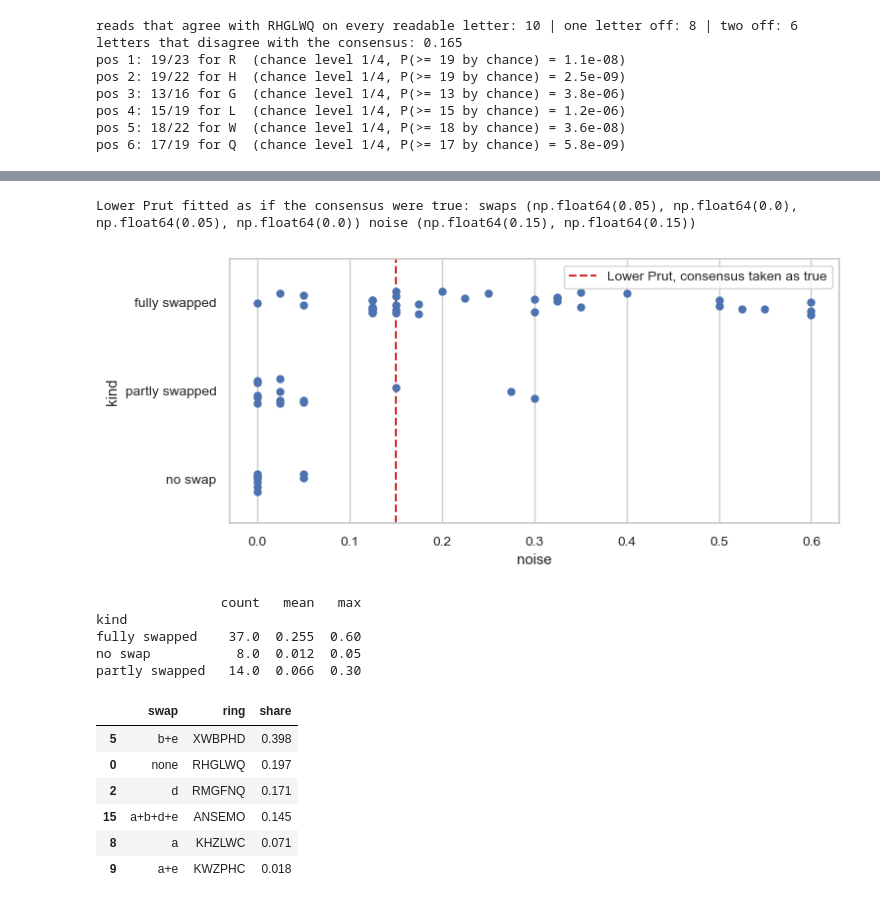
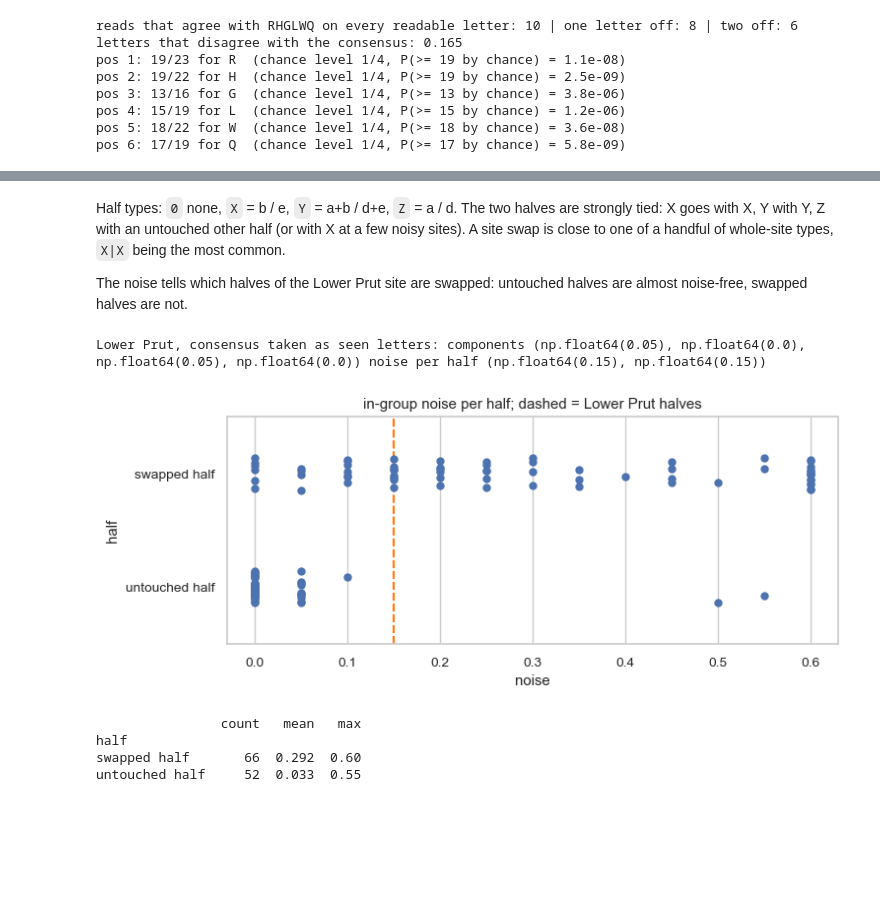
Before and after one commit to Nasalciuc/LMML-hacktone-2026, a Jupyter notebook: 36 Moldova/01 Feather Stories/feather_stories.ipynb, the cells around one changed output, grey strips where cells are left out. Cells and saved outputs as stored; diff of their text form; code cells hidden in the pictures; blank space fills up the shorter version.

Commit message:
Moldova: site swap for the Lower Prut reads

```diff
--- a/36 Moldova/01 Feather Stories/feather_stories.ipynb
+++ b/36 Moldova/01 Feather Stories/feather_stories.ipynb
@@ -136,10 +136,10 @@ for j in np.where(keep)[0]:
             rows.append((x.locality_id, x.district, x.observers, x.date[:4], reg.ring[b], reg.species[b], G[b, p], R[j, p]))
 L = pd.DataFrame(rows, columns=['locality', 'district', 'observers', 'year', 'bird', 'species', 't', 'r'])
 print('confident non-stork reads:', keep.sum(), '| letters:', len(L), '| exact letters:', round((L.t == L.r).mean(), 3))
-L['none'] = 0
+L['none'] = 0; L['locality x observers'] = L.locality + L.observers; L['locality x year'] = L.locality + L.year
 fold = np.random.default_rng(0).integers(0, 5, len(L))
 cv = {}
-for key in ['none', 'year', 'observers', 'species', 'district', 'bird', 'locality']:
+for key in ['none', 'year', 'observers', 'species', 'district', 'locality x observers', 'locality x year', 'bird', 'locality']:
     ll = 0
     for f in range(5):
         tr, te = L[fold != f], L[fold == f]
@@ -393,0 +381,23 @@ One more pattern matters here: sites with no swap are almost noise-free, while f
+# %%
+grid = np.linspace(0, 1, 21); egrid = np.linspace(0, .6, 13)
+def fit_half(cnt, e1, e2, gs):
+    best = (-1e18, None)
+    for p1, p2, ep in itertools.product(grid, grid, egrid):
+        ll = 0
+        for g in gs:
+            pr = np.zeros(4); pr[0] += (1 - p1) * (1 - p2); pr[EFF[e1][g]] += p1 * (1 - p2)
+            pr[EFF[e2][g]] += (1 - p1) * p2; pr[EFF[e1][g] ^ EFF[e2][g]] += p1 * p2
+            ll += (cnt[g] * np.log((1 - ep) * pr + ep / 4 + 1e-12)).sum()
+        if ll > best[0]: best = (ll, (p1, p2, ep))
+    return best[1]
+fits = []
+for l, d in K.groupby('locality'):
+    if len(d) < 40: continue
+    cnt = {g: np.bincount(d[d.g == g].k, minlength=4) for g in range(6)}
+    fits.append((l, len(d)) + fit_half(cnt, 'a', 'b', [0, 1, 2]) + fit_half(cnt, 'd', 'e', [3, 4, 5]))
+F = pd.DataFrame(fits, columns=['locality', 'n', 'pa', 'pb', 'eps1', 'pd', 'pe', 'eps2']).set_index('locality')
+HT = {(0, 0): '0', (0, 1): 'X', (1, 1): 'Y', (1, 0): 'Z'}
+F['h1'] = [HT[(a >= .5, b >= .5)] for a, b in zip(F.pa, F.pb)]
+F['h2'] = [HT[(d >= .5, e >= .5)] for d, e in zip(F['pd'], F.pe)]
+print(len(F), 'sites with >= 40 read letters; swap type per half (rows: first half, cols: second half)')
+print(pd.crosstab(F.h1, F.h2).to_string())
@@ -394,40 +412,25 @@ One more pattern matters here: sites with no swap are almost noise-free, while f
+# %% [markdown]
+Half types: `0` none, `X` = b / e, `Y` = a+b / d+e, `Z` = a / d. The two halves are strongly tied: X goes with X, Y with Y, Z with an untouched other half (or with X at a few noisy sites). A site swap is close to one of a handful of whole-site types, `X|X` being the most common.
+
+The noise tells which halves of the Lower Prut site are swapped: untouched halves are almost noise-free, swapped halves are not.
 # %%
-F['kind'] = np.where(F.pattern.str.contains('X'), 'fully swapped', np.where(F.pattern.str.contains('p'), 'partly swapped', 'no swap'))
-cah = odd.ring_read.tolist()
 cc = {g: np.zeros(4, int) for g in range(6)}
-for s in cah:
+for s in odd_:
     for a, b in zip(s, WORD):
         if a != '?': cc[gid[ix[b]]][kind(b, a)] += 1
 pa, pb, e1 = fit_half(cc, 'a', 'b', [0, 1, 2]); pd_, pe, e2 = fit_half(cc, 'd', 'e', [3, 4, 5])
-print('Lower Prut fitted as if the consensus were true: swaps', (pa, pb, pd_, pe), 'noise', (e1, e2))
-fig, ax = plt.subplots(figsize=(8, 3.5))
-sns.stripplot(data=F, x='noise', y='kind', size=6, jitter=.15, ax=ax)
-ax.axvline((e1 + e2) / 2, color='tab:red', ls='--', label='Lower Prut, consensus taken as true'); ax.legend(); plt.show()
-print(F.groupby('kind').noise.describe()[['count', 'mean', 'max']].round(3))
+print('Lower Prut, consensus taken as seen letters: components', (pa, pb, pd_, pe), 'noise per half', (e1, e2))
+H = pd.concat([pd.DataFrame(dict(noise=F.eps1, swapped=F.h1 != '0')), pd.DataFrame(dict(noise=F.eps2, swapped=F.h2 != '0'))])
+H['half'] = np.where(H.swapped, 'swapped half', 'untouched half')
+fig, ax = plt.subplots(figsize=(8, 3))
+sns.stripplot(data=H, x='noise', y='half', size=6, jitter=.15, ax=ax)
+for e, c in [(e1, 'tab:red'), (e2, 'tab:orange')]: ax.axvline(e, color=c, ls='--')
+ax.set_title('in-group noise per half; dashed = Lower Prut halves'); plt.show()
+print(H.groupby('half').noise.agg(['count', 'mean', 'max']).round(3))
 # %% [output]
-Lower Prut fitted as if the consensus were true: swaps (np.float64(0.05), np.float64(0.0), np.float64(0.05), np.float64(0.0)) noise (np.float64(0.15), np.float64(0.15))
+Lower Prut, consensus taken as seen letters: components (np.float64(0.05), np.float64(0.0), np.float64(0.05), np.float64(0.0)) noise per half (np.float64(0.15), np.float64(0.15))
-[figure, old version]
+[figure, new version]
                 count   mean   max
-kind
-fully swapped    37.0  0.255  0.60
-no swap           8.0  0.012  0.05
-partly swapped   14.0  0.066  0.30
+half
+swapped half       66  0.292  0.60
+untouched half     52  0.033  0.55
-# %%
-X = F[['pa', 'pb', 'pd', 'pe', 'eps1', 'eps2']].values
-base = np.array([pa, pb, pd_, pe])
-alt = []
-for f in itertools.product([0, 1], repeat=4):
-    effs = [e for e, b in zip('abde', f) if b]
-    v = np.r_[np.where(np.array(f) == 1, 1 - base, base), e1, e2]
-    alt.append(dict(swap='+'.join(effs) or 'none', ring=decode(WORD, effs),
-                    weight=np.exp(-((X - v) ** 2).sum(1) / (2 * .15 ** 2)).sum()))
-alt = pd.DataFrame(alt); alt['share'] = (alt.weight / alt.weight.sum()).round(3)
-alt.sort_values('share', ascending=False).head(6)[['swap', 'ring', 'share']]
-# %% [output]
-|  | swap | ring | share |
-| 5 | b+e | XWBPHD | 0.398 |
-| 0 | none | RHGLWQ | 0.197 |
-| 2 | d | RMGFNQ | 0.171 |
-| 15 | a+b+d+e | ANSEMO | 0.145 |
-| 8 | a | KHZLWC | 0.071 |
-| 9 | a+e | KWZPHC | 0.018 |
```
Also changed, not shown: parts of 14 cells of this notebook, 1 other file.
